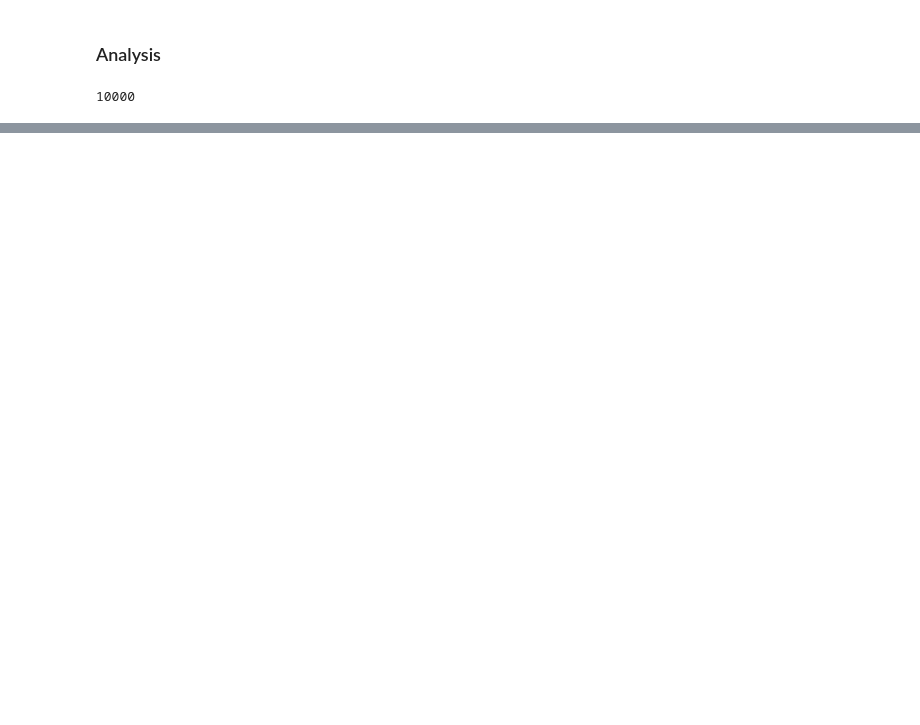
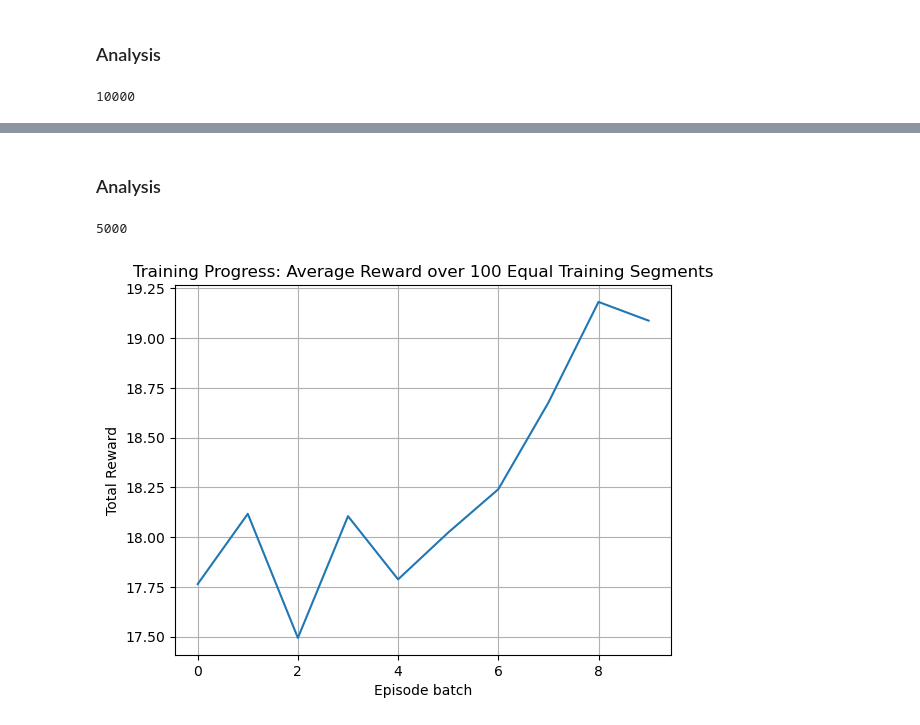
Before and after one commit to William-Pig/tetris_ai, a Jupyter notebook: main.ipynb, the cells around one changed output, grey strips where cells are left out. Drawn from its saved outputs; the diff is of its cells as text; code cells hidden in the pictures; blank space fills up the shorter version.

```diff
--- a/main.ipynb
+++ b/main.ipynb
@@ -1189,0 +1236,32 @@ plt.show()
+# %%
+""" Environment & Agent """
+env = TetrisGym(width=BOARD_WIDTH, height= BOARD_HEIGHT, state_mode="features", max_steps=MAX_STEPS_PER_EPISODE)
+
+state = env.get_state()[1]
+feature_dim = state.shape[0]  # f
+num_actions = env.get_action_space_size()
+
+agent = FeatureMLPAgent(num_actions=num_actions, feature_dim=feature_dim, device=DEVICE,
+                 alpha=ALPHA, gamma=GAMMA,
+                 epsilon=EPSILON, epsilon_min=EPSILON_MIN, epsilon_decay=EPSILON_DECAY)
+# %%
+def evaluate_and_save_gif(agent, episode_num, save_dir, board_width, board_height):
+    """Run the (greedy) agent, capture one game, save GIF"""
+    eval_env = TetrisGym(width=board_width, height=board_height, state_mode="features", render_mode="capture")
+
+    old_eps = agent.epsilon
+    agent.epsilon = 0.0  # force greedy for eval, will reset afterwards
+
+    state = eval_env.reset()
+    done  = False
+    while not done:
+        valid_ids = eval_env.get_valid_action_ids()
+        if not valid_ids:
+            break
+        action = agent.act(state, valid_ids)  # pick best action from existing agent
+        state, _, done, _ = eval_env.step(action)
+
+    agent.epsilon = old_eps  # restore
+
+    gif_path = save_dir + f"ep_{episode_num}.gif"
+    eval_env.save_gif(str(gif_path))
@@ -1189,0 +1330,15 @@ plt.show()
+# %% [markdown]
+### Analysis
+# %%
+len(episode_score)
+# %% [output]
+5000
+# %%
+plt.plot(np.mean(np.array_split(episode_rewards[:1700], 10),axis=1))
+plt.xlabel('Episode batch')
+plt.ylabel('Total Reward')
+plt.title('Training Progress: Average Reward over 100 Equal Training Segments')
+plt.grid(True)
+plt.show()
+# %% [output]
+[figure, added]
```
Also changed, not shown: parts of 11 cells of this notebook, 4 other files.
